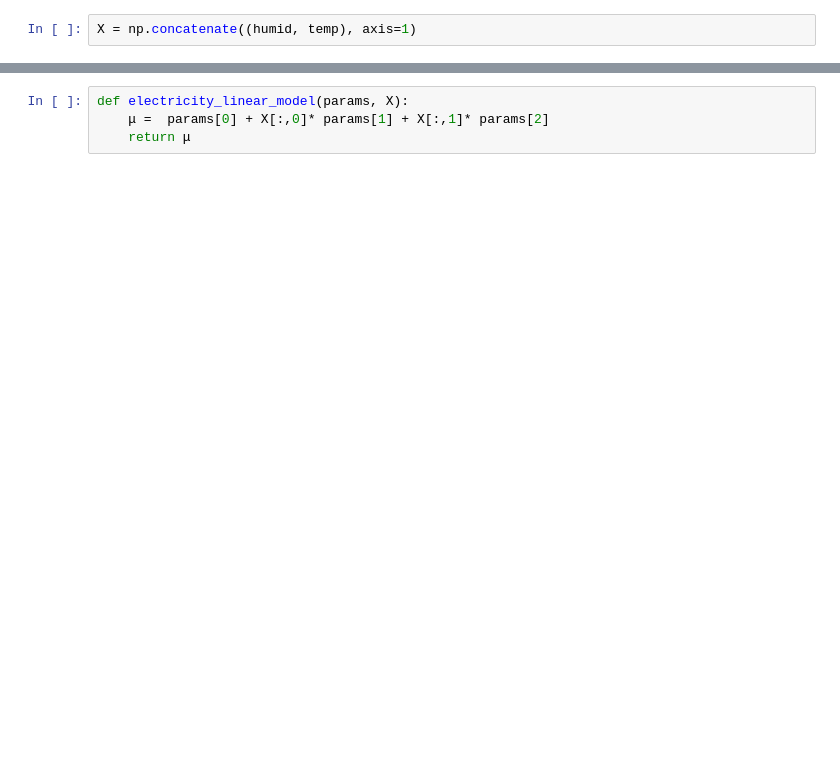
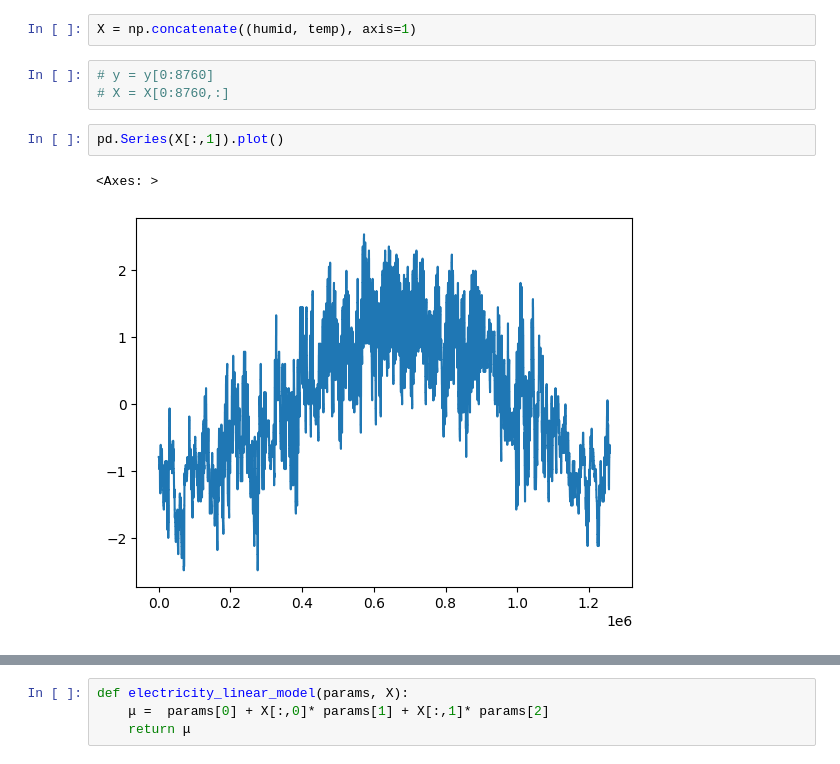
Before and after one commit to FenyaB/BEE5850_Project_Fenya_Arron, a Jupyter notebook: Project implementation code.ipynb, the cells around one changed output, grey strips where cells are left out. Drawn from its saved outputs; the diff is of its cells as text; blank space fills up the shorter version.

```diff
--- a/Project implementation code.ipynb
+++ b/Project implementation code.ipynb
@@ -77,2 +137,10 @@ hours = hours.reshape(-1, 1)[~nan_data].reshape(-1, 1)
 # %%
 X = np.concatenate((humid, temp), axis=1)
+# %%
+# y = y[0:8760]
+# X = X[0:8760,:]
+# %%
+pd.Series(X[:,1]).plot()
+# %% [output]
+<Axes: >
+[figure, added]
```
Also changed, not shown: parts of 32 cells of this notebook.
